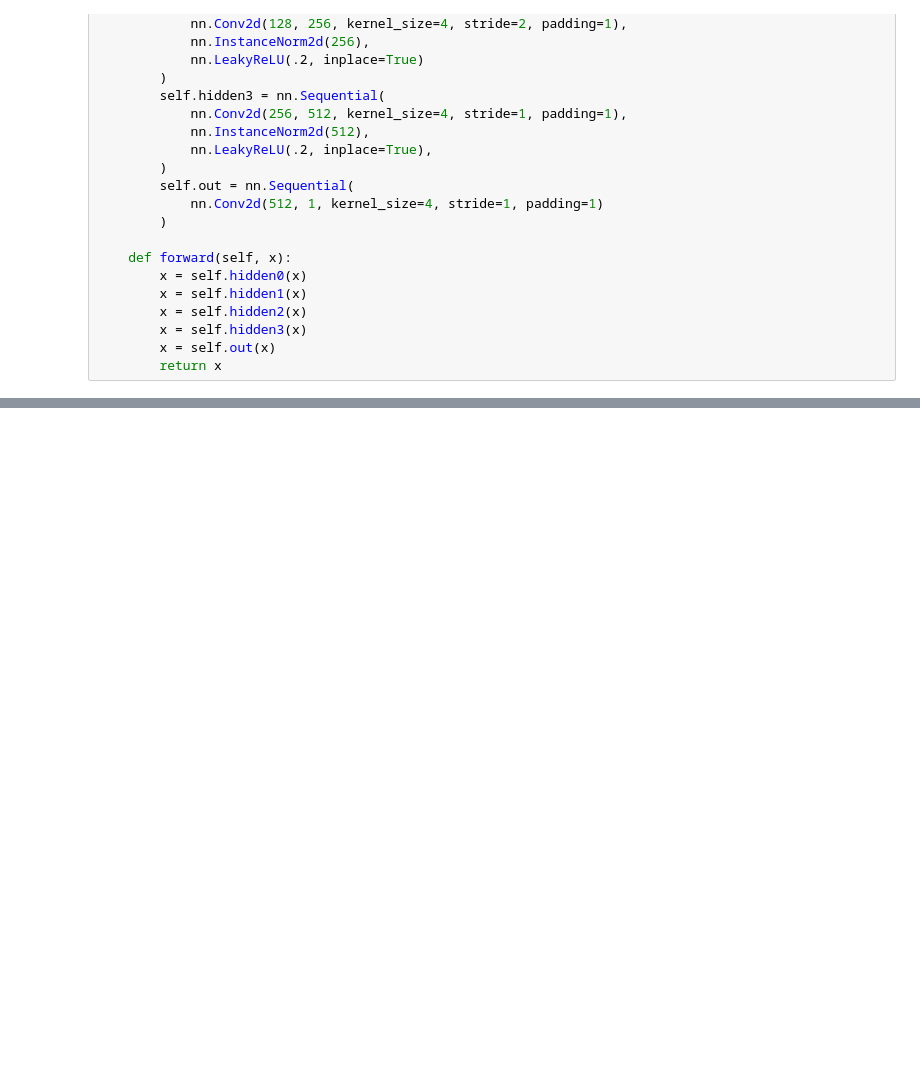
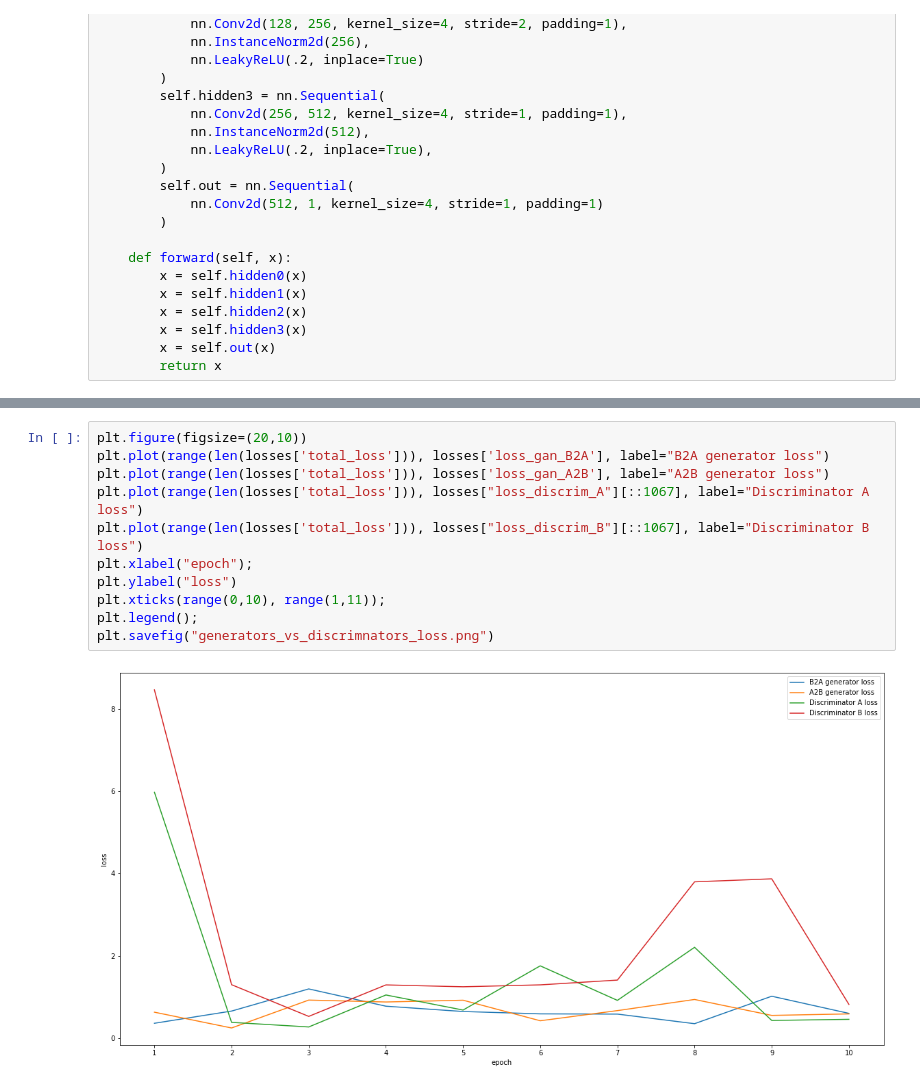
Before and after one commit to JulesBelveze/pytorch-tutorial-computer-vision, a Jupyter notebook: CycleGAN/CycleGAN.ipynb, the cells around one changed output, grey strips where cells are left out. Saved outputs shown, nothing was run; the diff lists cells and outputs as text; blank space fills up the shorter version.

```diff
--- a/CycleGAN/CycleGAN.ipynb
+++ b/CycleGAN/CycleGAN.ipynb
@@ -413,0 +464,13 @@ plt.imshow(G_B2A(real_B).cpu().detach().squeeze(0).permute(1,2,0)/2 + .5)
+# %%
+plt.figure(figsize=(20,10))
+plt.plot(range(len(losses['total_loss'])), losses['loss_gan_B2A'], label="B2A generator loss")
+plt.plot(range(len(losses['total_loss'])), losses['loss_gan_A2B'], label="A2B generator loss")
+plt.plot(range(len(losses['total_loss'])), losses["loss_discrim_A"][::1067], label="Discriminator A loss")
+plt.plot(range(len(losses['total_loss'])), losses["loss_discrim_B"][::1067], label="Discriminator B loss")
+plt.xlabel("epoch");
+plt.ylabel("loss")
+plt.xticks(range(0,10), range(1,11));
+plt.legend();
+plt.savefig("generators_vs_discrimnators_loss.png")
+# %% [output]
+[figure, added]
```
Also changed, not shown: parts of 8 cells of this notebook, 6 other files.
